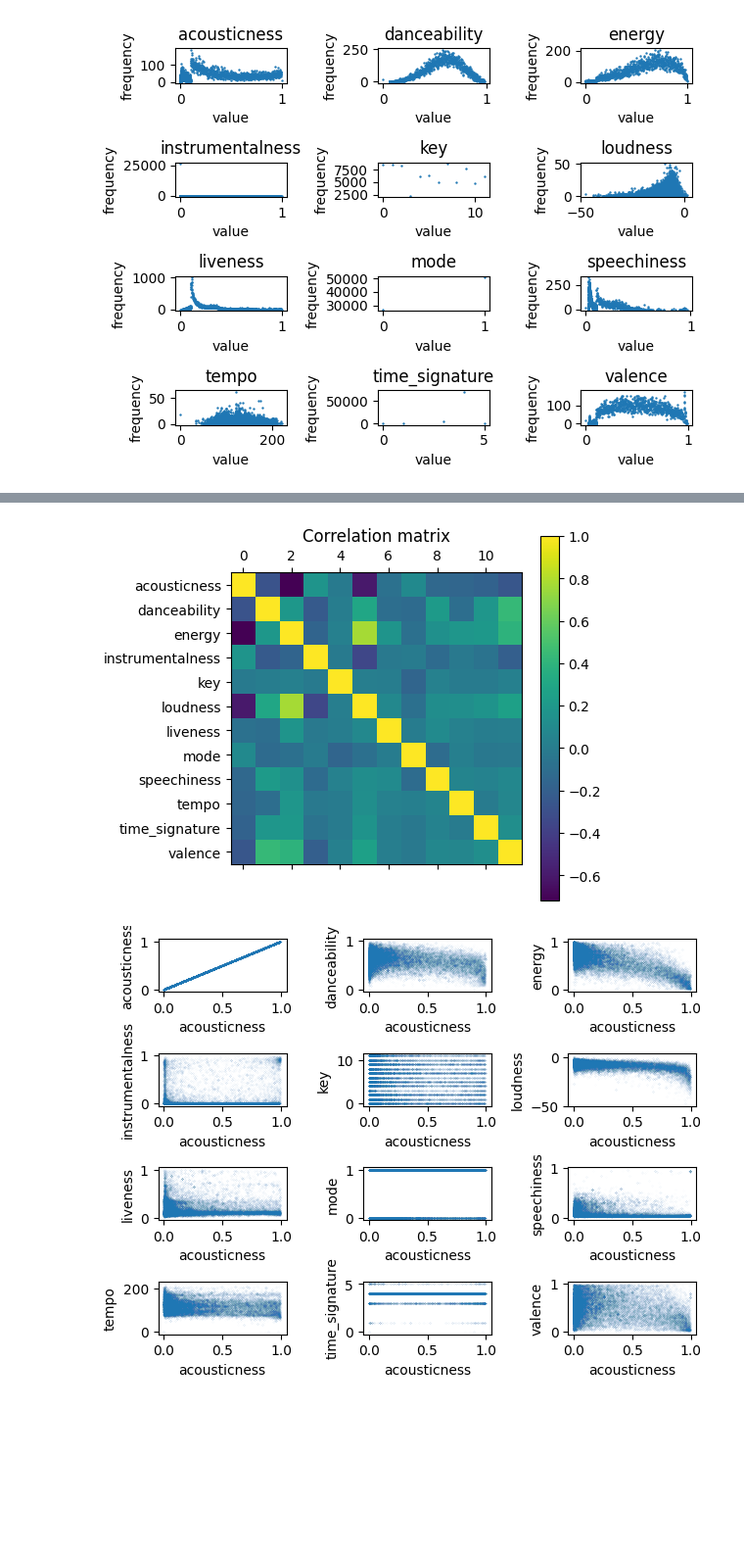
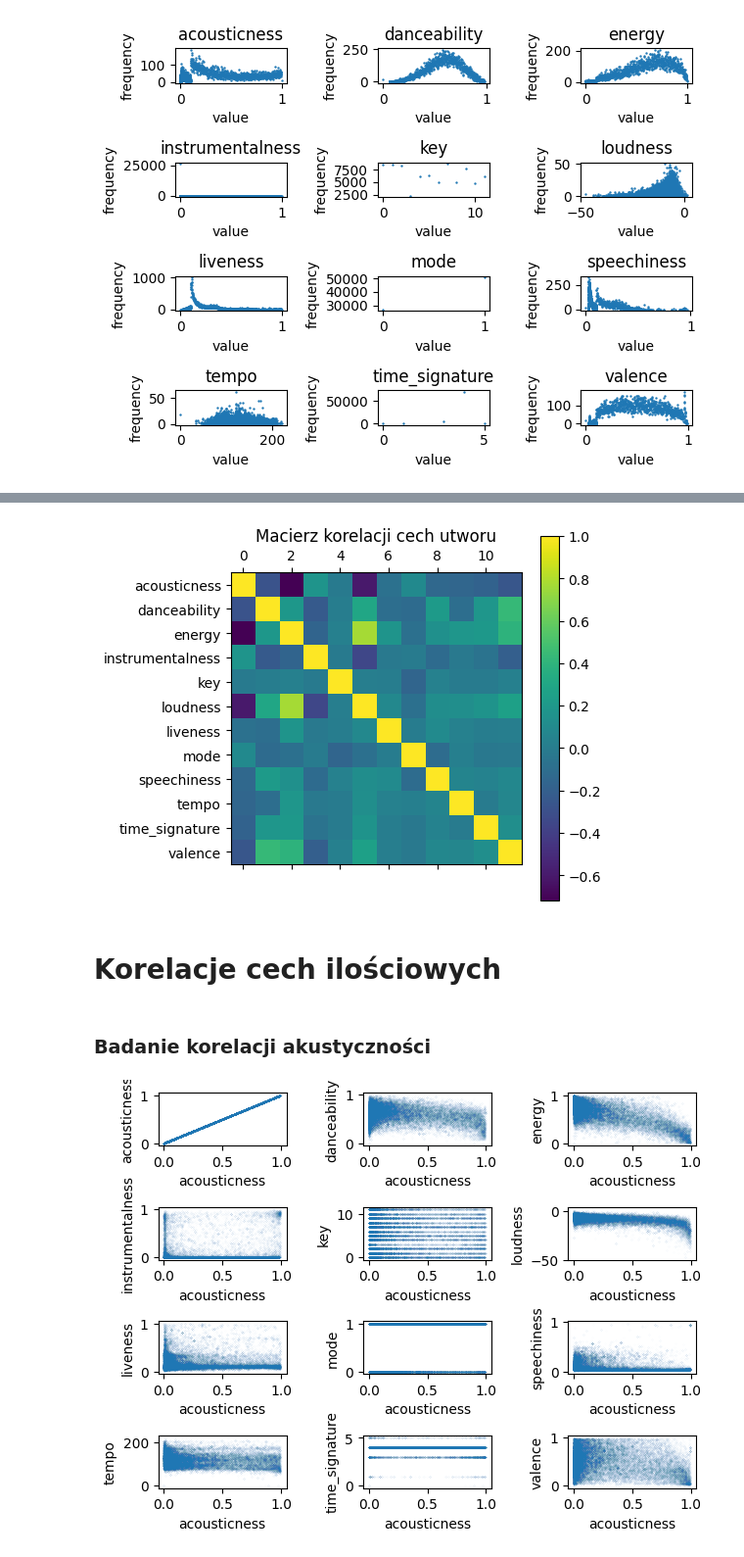
Before and after one commit to XxRoloxX/Spotler, a Jupyter notebook: exploratory_data_analysis.ipynb, the cells around one changed output, grey strips where cells are left out. Shown at 98% size. Cells and saved outputs as stored; diff of their text form; code cells hidden in the pictures; blank space fills up the shorter version.

```diff
--- a/exploratory_data_analysis.ipynb
+++ b/exploratory_data_analysis.ipynb
@@ -231,14 +272,14 @@ plt.show()
 # %%
 corr = df[column_names].corr()
 plt.matshow(corr)
-# plt.tight_layout()
-plt.title("Correlation matrix")
+plt.title("Macierz korelacji cech utworu")
 plt.colorbar()
-# plt.xticks(range(len(corr.columns)), corr.columns)
 plt.yticks(range(len(corr.columns)), corr.columns)
 plt.show()
 # %% [output]
-[figure, old version]
+[figure, new version]
+# %% [markdown]
+<h1>Korelacje cech ilościowych</h1>
 # %%
 def create_all_correlation_charts_for_attribute(attribute_to_compare, all_atributes,):
     number_of_columns = 3
@@ -258,6 +299,8 @@ def create_all_correlation_charts_for_attribute(attribute_to_compare, all_atribu
         current_axis.set_ylabel(attribute)
     plt.tight_layout()
     plt.show()
+# %% [markdown]
+<h3>Badanie korelacji akustyczności</h3>
 # %%
 create_all_correlation_charts_for_attribute("acousticness", column_names)
 # %% [output]
```
Also changed, not shown: parts of 95 cells of this notebook.
